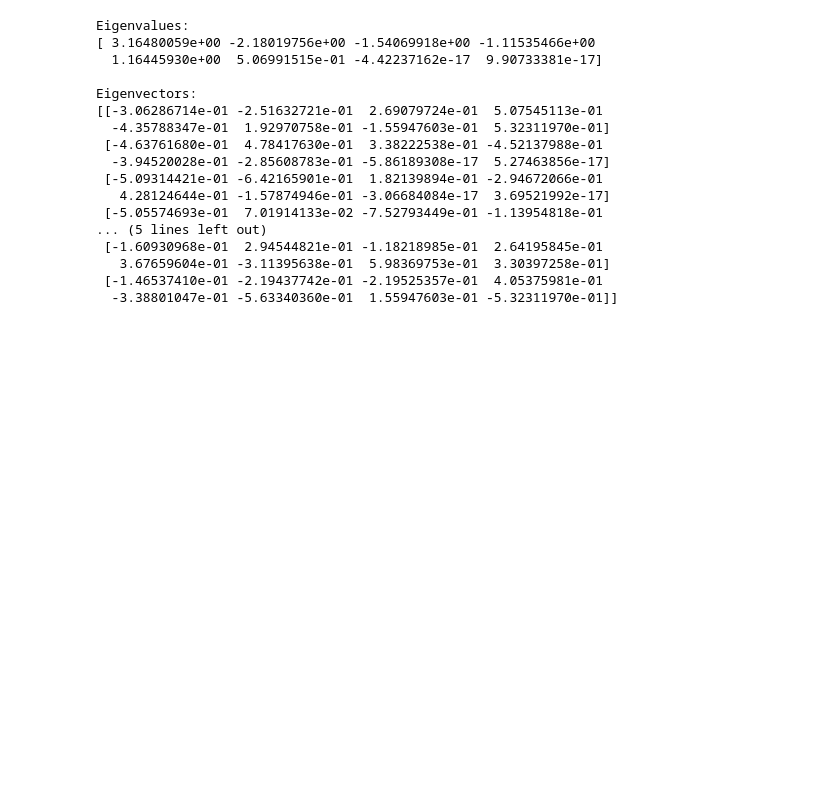
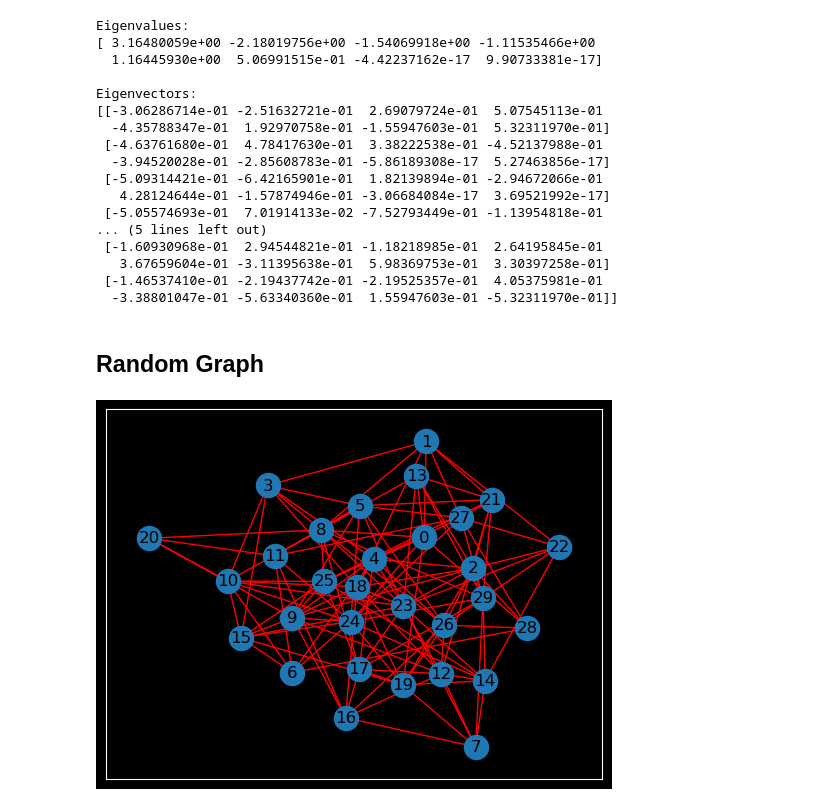
Before and after one commit to francoisbonnard/Math, a Jupyter notebook: networkx.ipynb, the cells around one changed output. Cells and saved outputs as stored; diff of their text form; code cells hidden in the pictures; blank space fills up the shorter version.

```diff
--- a/networkx.ipynb
+++ b/networkx.ipynb
@@ -175,3 +214,14 @@ Eigenvectors:
    3.67659604e-01 -3.11395638e-01  5.98369753e-01  3.30397258e-01]
  [-1.46537410e-01 -2.19437742e-01 -2.19525357e-01  4.05375981e-01
   -3.38801047e-01 -5.63340360e-01  1.55947603e-01 -5.32311970e-01]]
+# %% [markdown]
+## Random Graph
+# %%
+n = 30
+p = 0.3
+
+G = nx.generators.random_graphs.gnp_random_graph(n, p)
+nx.draw_networkx(G,edge_color='red',with_labels=1)
+plt.show()
+# %% [output]
+[figure, added]
```
Also changed, not shown: parts of 10 cells of this notebook.
